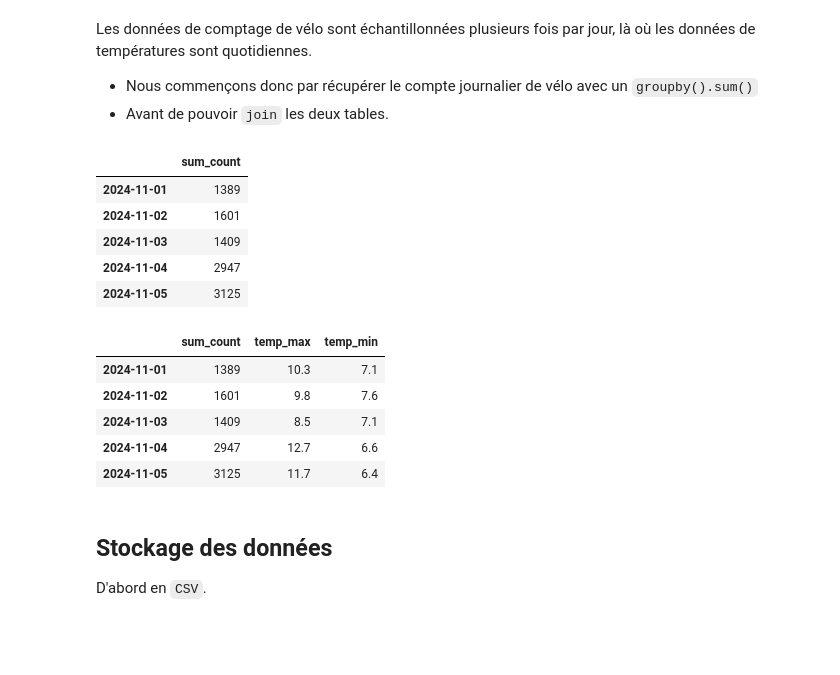
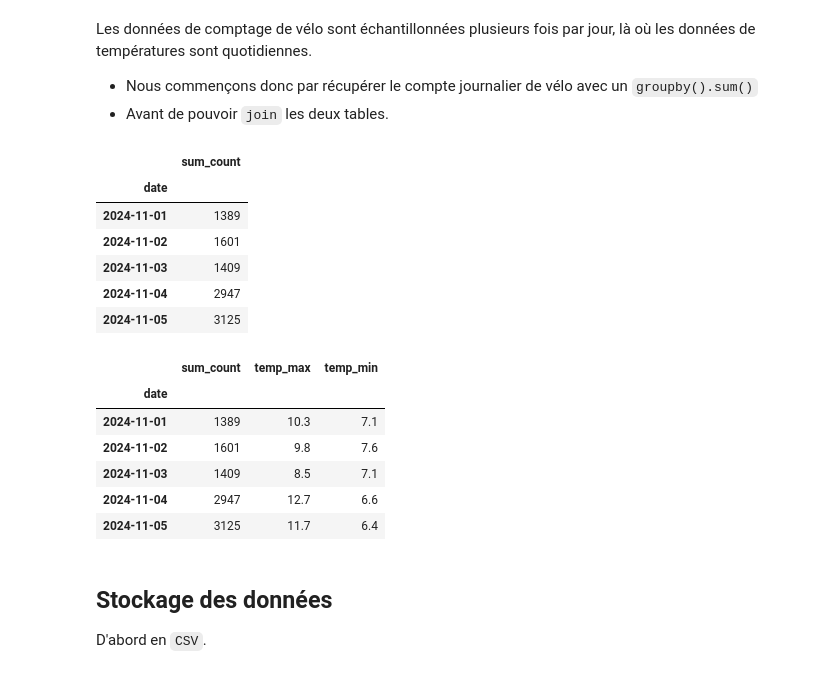
Before and after one commit to dubois-j/CampNum-Extraction-donnees, a Jupyter notebook: notebooks/3-miniproj.ipynb, the cells around one changed output. Cells and saved outputs as stored; diff of their text form; code cells hidden in the pictures; blank space fills up the shorter version.

```diff
--- a/notebooks/3-miniproj.ipynb
+++ b/notebooks/3-miniproj.ipynb
@@ -106,9 +106,11 @@ Les données de comptage de vélo sont échantillonnées plusieurs fois par jour
 - Avant de pouvoir `join` les deux tables.
 # %%
 df_cyclist = df_cyclist.groupby(df_cyclist.index.date).sum()
+df_cyclist.index = df_cyclist.index.rename("date")
 df_cyclist.head()
 # %% [output]
 |  | sum_count |
+| date |  |
 | 2024-11-01 | 1389 |
 | 2024-11-02 | 1601 |
 | 2024-11-03 | 1409 |
@@ -119,6 +121,7 @@ df = df_cyclist.join(df_meteociel, how='left')
 df.head()
 # %% [output]
 |  | sum_count | temp_max | temp_min |
+| date |  |  |  |
 | 2024-11-01 | 1389 | 10.3 | 7.1 |
 | 2024-11-02 | 1601 | 9.8 | 7.6 |
 | 2024-11-03 | 1409 | 8.5 | 7.1 |
```
Also changed, not shown: parts of 20 cells of this notebook.
